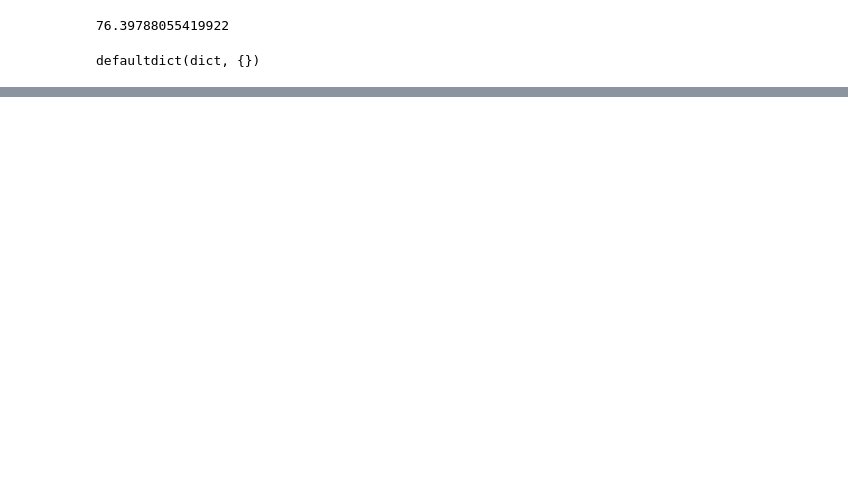
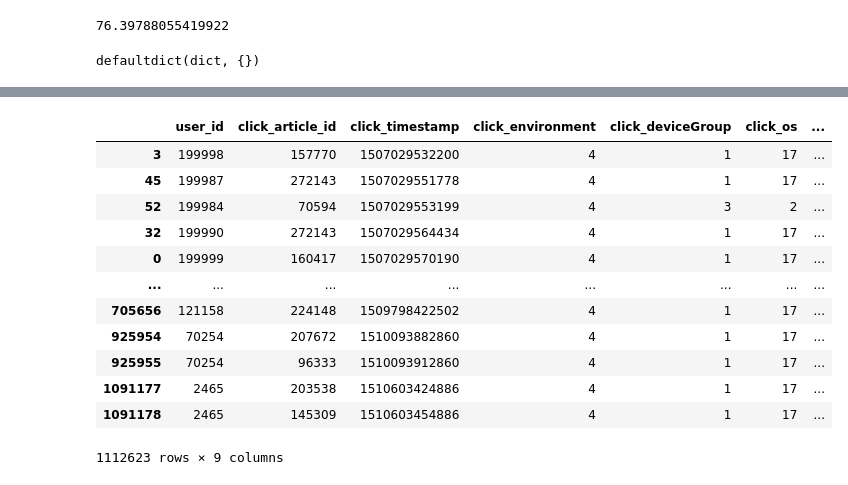
Before and after one commit to iszhangli/DataMining, a Jupyter notebook: 7_推荐系统/1_baseline.ipynb, the cells around one changed output, grey strips where cells are left out. Saved outputs shown, nothing was run; the diff lists cells and outputs as text; code cells hidden in the pictures; blank space fills up the shorter version.

```diff
--- a/7_推荐系统/1_baseline.ipynb
+++ b/7_推荐系统/1_baseline.ipynb
@@ -68,0 +67,6 @@ get_user_item_time()
+# %%
+import copy
+all_click_df = copy.deepcopy(train_click_df)
+c = all_click_df.sort_values('click_timestamp')
+# 这应该是个键值对list(zip(c['click_article_id'], c['click_timestamp']))
+c.groupby('user_id')['click_article_id', 'click_timestamp']
@@ -69,3 +91,19 @@ get_user_item_time()
+# %%
+c
+# %% [output]
+|  | user_id | click_article_id | click_timestamp | click_environment | click_deviceGroup | click_os | ... |
+| 3 | 199998 | 157770 | 1507029532200 | 4 | 1 | 17 | ... |
+| 45 | 199987 | 272143 | 1507029551778 | 4 | 1 | 17 | ... |
+| 52 | 199984 | 70594 | 1507029553199 | 4 | 3 | 2 | ... |
+| 32 | 199990 | 272143 | 1507029564434 | 4 | 1 | 17 | ... |
+| 0 | 199999 | 160417 | 1507029570190 | 4 | 1 | 17 | ... |
+| ... | ... | ... | ... | ... | ... | ... | ... |
+| 705656 | 121158 | 224148 | 1509798422502 | 4 | 1 | 17 | ... |
+| 925954 | 70254 | 207672 | 1510093882860 | 4 | 1 | 17 | ... |
+| 925955 | 70254 | 96333 | 1510093912860 | 4 | 1 | 17 | ... |
+| 1091177 | 2465 | 203538 | 1510603424886 | 4 | 1 | 17 | ... |
+| 1091178 | 2465 | 145309 | 1510603454886 | 4 | 1 | 17 | ... |
+1112623 rows × 9 columns
 # %%
 # 根据点击时间获取用户的点击文章序列 {user1: [(item1, time1), (item2, item2)..]..}
 def get_user_item_time(click_df):
```
Also changed, not shown: parts of 2 cells of this notebook.
